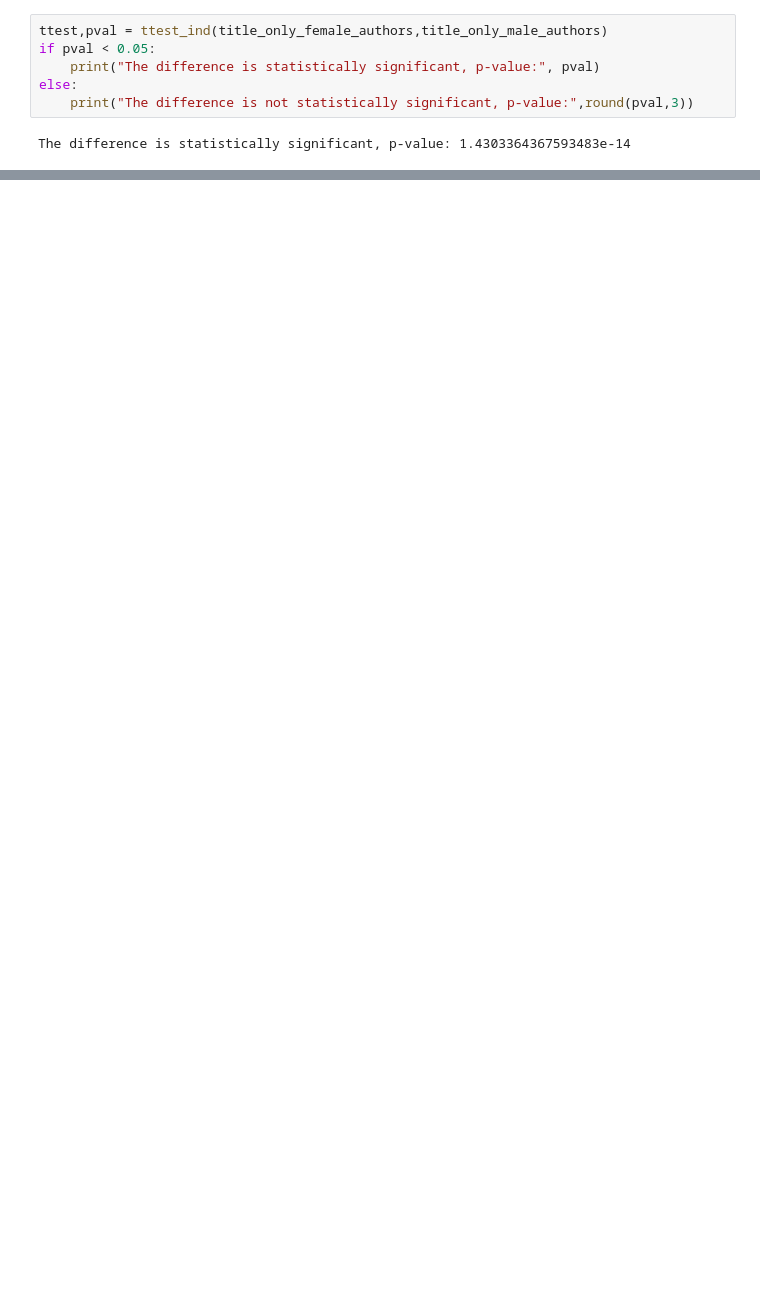
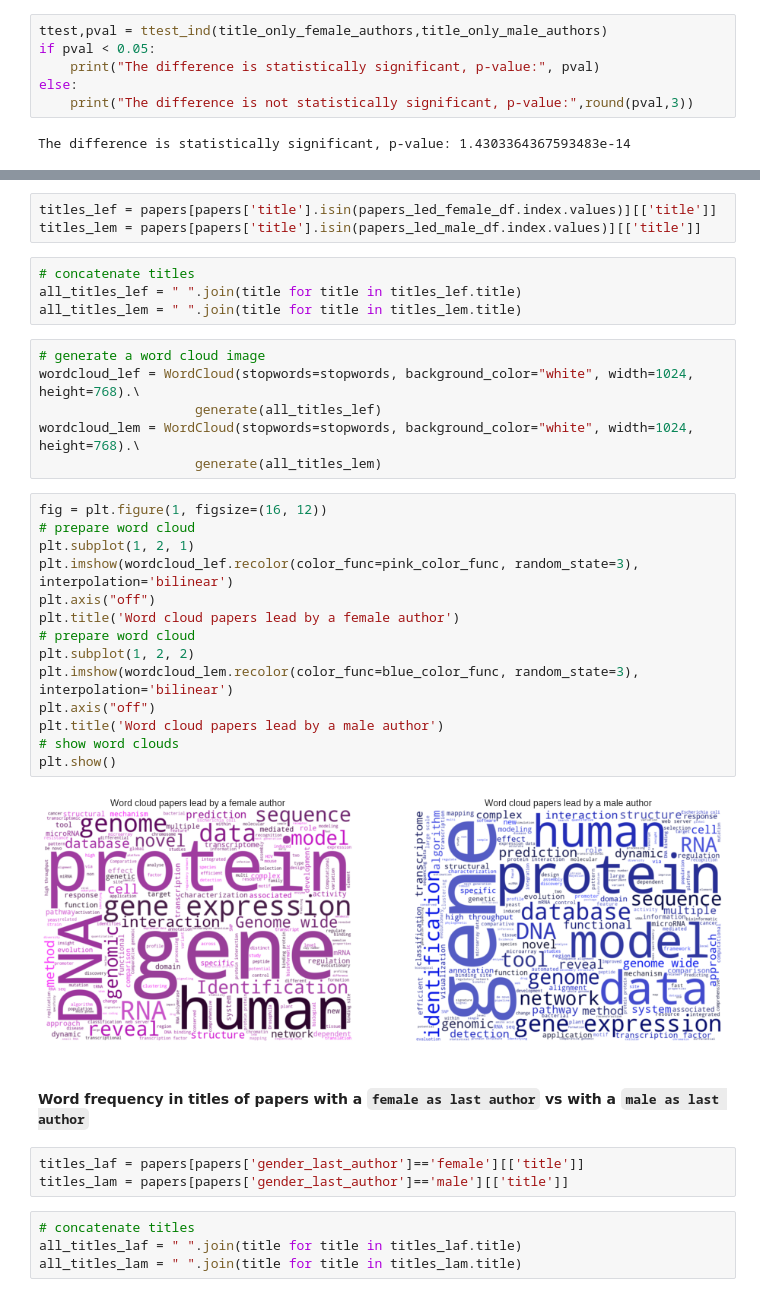
Before and after one commit to social-link-analytics-group-bsc/gender_bioinfo, a Jupyter notebook: analysis/gender_bias_analysis.ipynb, the cells around one changed output, grey strips where cells are left out. Cells and saved outputs as stored; diff of their text form; blank space fills up the shorter version.

```diff
--- a/analysis/gender_bias_analysis.ipynb
+++ b/analysis/gender_bias_analysis.ipynb
@@ -1115,0 +1299,38 @@ The difference is statistically significant, p-value: 1.4303364367593483e-14
+# %%
+titles_lef = papers[papers['title'].isin(papers_led_female_df.index.values)][['title']]
+titles_lem = papers[papers['title'].isin(papers_led_male_df.index.values)][['title']]
+# %%
+# concatenate titles
+all_titles_lef = " ".join(title for title in titles_lef.title)
+all_titles_lem = " ".join(title for title in titles_lem.title)
+# %%
+# generate a word cloud image
+wordcloud_lef = WordCloud(stopwords=stopwords, background_color="white", width=1024, height=768).\
+                    generate(all_titles_lef)
+wordcloud_lem = WordCloud(stopwords=stopwords, background_color="white", width=1024, height=768).\
+                    generate(all_titles_lem)
+# %%
+fig = plt.figure(1, figsize=(16, 12))
+# prepare word cloud
+plt.subplot(1, 2, 1)
+plt.imshow(wordcloud_lef.recolor(color_func=pink_color_func, random_state=3), interpolation='bilinear')
+plt.axis("off")
+plt.title('Word cloud papers lead by a female author')
+# prepare word cloud
+plt.subplot(1, 2, 2)
+plt.imshow(wordcloud_lem.recolor(color_func=blue_color_func, random_state=3), interpolation='bilinear')
+plt.axis("off")
+plt.title('Word cloud papers lead by a male author')
+# show word clouds
+plt.show()
+# %% [output]
+[figure, added]
+# %% [markdown]
+#### Word frequency in titles of papers with a `female as last author` vs with a `male as last author`
+# %%
+titles_laf = papers[papers['gender_last_author']=='female'][['title']]
+titles_lam = papers[papers['gender_last_author']=='male'][['title']]
+# %%
+# concatenate titles
+all_titles_laf = " ".join(title for title in titles_laf.title)
+all_titles_lam = " ".join(title for title in titles_lam.title)
```
Also changed, not shown: parts of 36 cells of this notebook.
